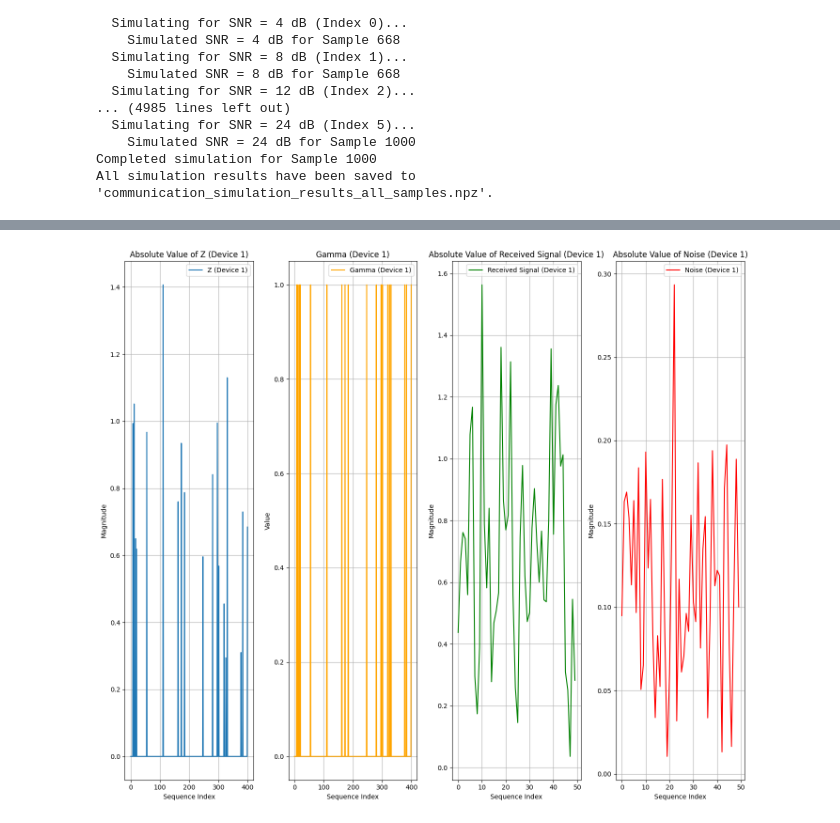
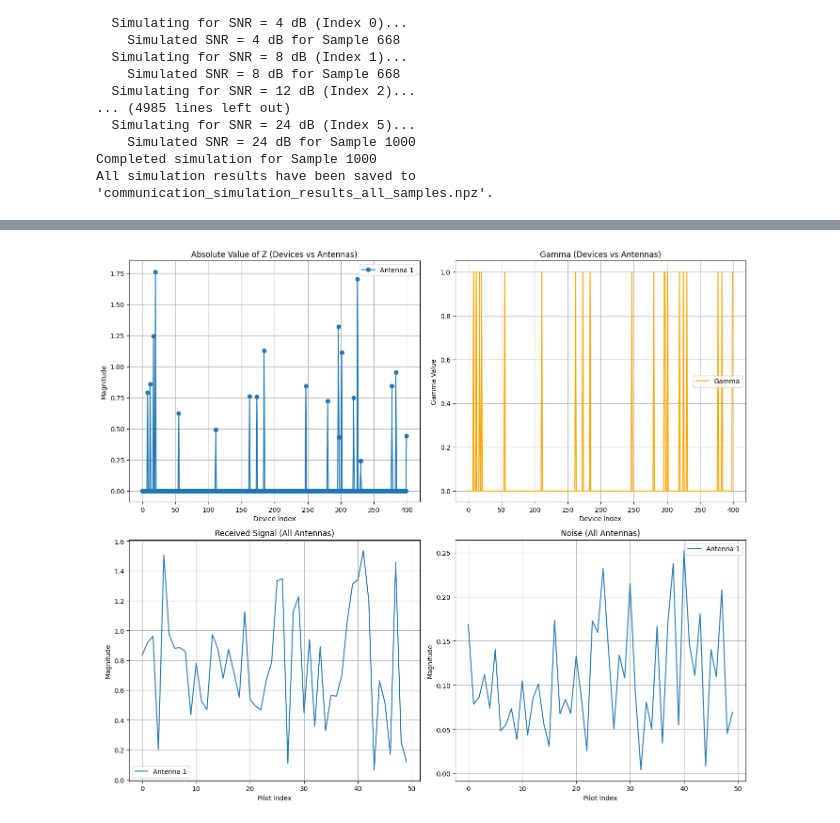
Before and after one commit to dilanka-perera/casbl-for-jadce-in-mtc, a Jupyter notebook: Communication_Simulation.ipynb, the cells around one changed output, grey strips where cells are left out. Saved outputs shown, nothing was run; the diff lists cells and outputs as text; code cells hidden in the pictures.

Commit message:
Added Result Simulation

```diff
--- a/Communication_Simulation.ipynb
+++ b/Communication_Simulation.ipynb
@@ -175,13 +177,13 @@ simulation_data = np.load('/content/drive/My Drive/Github/mtc-device-activation/
 
 # Select sample index (modify if needed)
 sample_index = 0  # Change this to the sample index you wish to view
-snr_index = 3  # Change this to the sample index you wish to view
+snr_index = 3  # Change this to the SNR index you wish to view
 
 # Extract the 'Z', 'Gamma', 'Received Signal', and 'Noise' data for the selected sample
-Z = simulation_data['all_Z'][sample_index]
-Gamma = simulation_data['all_gamma'][sample_index]
-received_signal = simulation_data['all_received_signal'][sample_index, snr_index]
-noise = simulation_data['all_noise'][sample_index, snr_index]
+Z = simulation_data['all_Z'][sample_index]  # Shape (num_devices, M)
+Gamma = simulation_data['all_gamma'][sample_index]  # Shape (num_devices,)
+received_signal = simulation_data['all_received_signal'][sample_index, snr_index]  # Shape (seq_length, M)
+noise = simulation_data['all_noise'][sample_index, snr_index]  # Shape (seq_length, M)
 
 # Print the shapes of these arrays for debugging
 print("Shape of Z:", Z.shape)
@@ -189,62 +191,52 @@ print("Shape of Gamma:", Gamma.shape)
 print("Shape of received_signal:", received_signal.shape)
 print("Shape of noise:", noise.shape)
 
-# If the shape of Z is 1-dimensional, we need to treat it differently
-# Otherwise, proceed as expected for 2D arrays
-
-# Number of devices in the selected sample
-num_devices = Z.shape[0] if len(Z.shape) > 1 else 1  # Adjust if Z is 1D
+# Handle the number of devices based on Z's shape
+num_devices = Z.shape[0]  # This is the number of devices
+M = Z.shape[1]  # This is the number of antennas
+seq_length = received_signal.shape[0]  # This is the number of pilots (sequence length)
 
 # Create a figure to display the absolute value of Z, Gamma, received signal, and noise for all devices
 plt.figure(figsize=(14, 12))
 
-# Loop through each device and plot the absolute value for Z, Gamma, received signal, and noise
-for device_index in range(num_devices):
-    # Calculate the absolute value (magnitude) of Z, received_signal, and noise for the selected device
-    if len(Z.shape) > 1:  # If Z is 2D, we can index by device
-        Z_abs = np.abs(Z[device_index, :])
-    else:  # If Z is 1D (single device), just take the absolute value
-        Z_abs = np.abs(Z)
+# Plot Z for all devices and antennas (x-axis: devices, y-axis: magnitude) with lines and dots
+plt.subplot(2, 2, 1)
+for antenna_index in range(M):
+    plt.plot(np.abs(Z[:, antenna_index]), '-o', label=f'Antenna {antenna_index + 1}')  # Use both line and dots ('-o')
+plt.title('Absolute Value of Z (Devices vs Antennas)')
+plt.xlabel('Device Index')
+plt.ylabel('Magnitude')
+plt.grid(True)
+plt.legend()
 
-    received_signal_abs = np.abs(received_signal[device_index, :]) if len(received_signal.shape) > 1 else np.abs(received_signal)
-    noise_abs = np.abs(noise[device_index, :]) if len(noise.shape) > 1 else np.abs(noise)
-    gamma_value = Gamma[device_index, :] if len(Gamma.shape) > 1 else Gamma
+# Plot Gamma for all devices (x-axis: devices, y-axis: Gamma value)
+plt.subplot(2, 2, 2)
+plt.plot(Gamma, label='Gamma', color='orange')
+plt.title('Gamma (Devices vs Antennas)')
+plt.xlabel('Device Index')
+plt.ylabel('Gamma Value')
+plt.grid(True)
+plt.legend()
 
-    # Plot absolute value of Z for this device
-    plt.subplot(num_devices, 4, device_index * 4 + 1)
-    plt.plot(Z_abs, label=f'Z (Device {device_index + 1})')
-    plt.title(f'Absolute Value of Z (Device {device_index + 1})')
-    plt.xlabel('Sequence Index')
-    plt.ylabel('Magnitude')
-    plt.grid(True)
-    plt.legend()
+# Plot received signal for all antennas on the same plot (pilot index on x-axis, magnitude on y-axis)
+plt.subplot(2, 2, 3)
+for antenna_index in range(M):
+    plt.plot(np.abs(received_signal[:, antenna_index]), label=f'Antenna {antenna_index + 1}')
+plt.title('Received Signal (All Antennas)')
+plt.xlabel('Pilot Index')
+plt.ylabel('Magnitude')
+plt.grid(True)
+plt.legend()
 
-    # Plot Gamma for this device (Binary plot for Gamma, as it's a boolean array)
-    plt.subplot(num_devices, 4, device_index * 4 + 2)
-    plt.plot(gamma_value, label=f'Gamma (Device {device_index + 1})', color='orange')
-    plt.title(f'Gamma (Device {device_index + 1})')
-    plt.xlabel('Sequence Index')
-    plt.ylabel('Value')
-    plt.grid(True)
-    plt.legend()
-
-    # Plot absolute value of received signal for this device
-    plt.subplot(num_devices, 4, device_index * 4 + 3)
-    plt.plot(received_signal_abs, label=f'Received Signal (Device {device_index + 1})', color='green')
-    plt.title(f'Absolute Value of Received Signal (Device {device_index + 1})')
-    plt.xlabel('Sequence Index')
-    plt.ylabel('Magnitude')
-    plt.grid(True)
-    plt.legend()
-
-    # Plot absolute value of noise for this device
-    plt.subplot(num_devices, 4, device_index * 4 + 4)
-    plt.plot(noise_abs, label=f'Noise (Device {device_index + 1})', color='red')
-    plt.title(f'Absolute Value of Noise (Device {device_index + 1})')
-    plt.xlabel('Sequence Index')
-    plt.ylabel('Magnitude')
-    plt.grid(True)
-    plt.legend()
+# Plot noise for all antennas on the same plot (pilot index on x-axis, magnitude on y-axis)
+plt.subplot(2, 2, 4)
+for antenna_index in range(M):
+    plt.plot(np.abs(noise[:, antenna_index]), label=f'Antenna {antenna_index + 1}')
+plt.title('Noise (All Antennas)')
+plt.xlabel('Pilot Index')
+plt.ylabel('Magnitude')
+plt.grid(True)
+plt.legend()
 
 plt.tight_layout()
 plt.show()
@@ -256,4 +248,4 @@ Shape of noise: (50,)
-[figure, old version]
+[figure, new version]
 # %%
 theta
 # %% [output]
```
Also changed, not shown: parts of 8 cells of this notebook, 2 other files.
